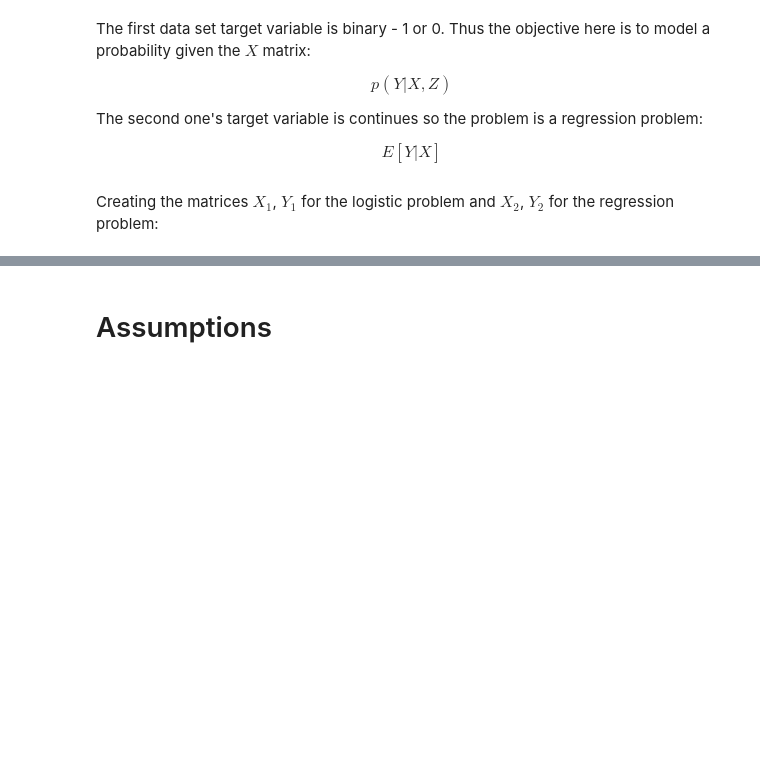
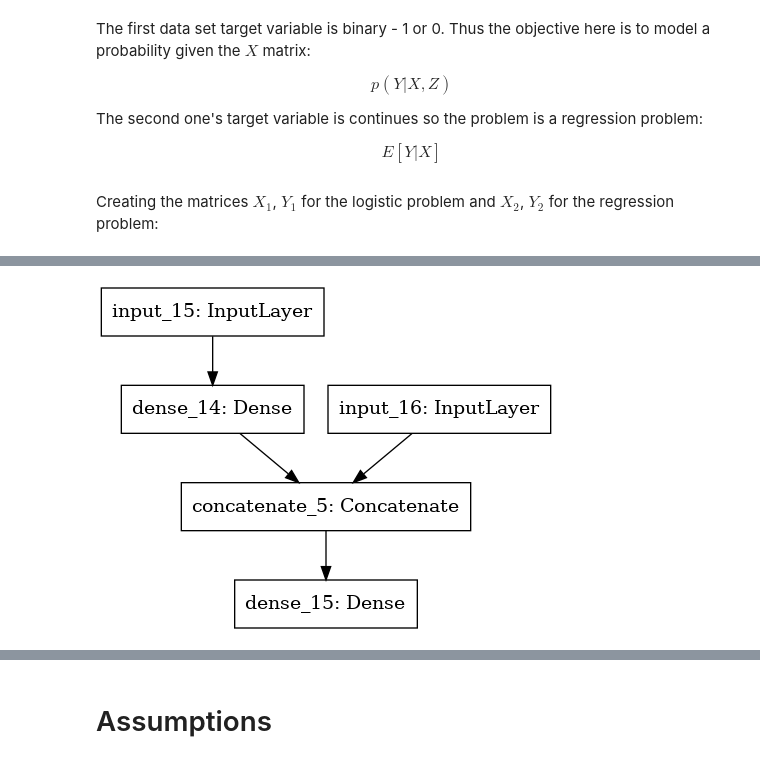
Before and after one commit to Eligijus112/multitask-learning, a Jupyter notebook: multitask-learning.ipynb, the cells around one changed output, grey strips where cells are left out. Drawn from its saved outputs; the diff is of its cells as text; code cells hidden in the pictures; blank space fills up the shorter version.

```diff
--- a/multitask-learning.ipynb
+++ b/multitask-learning.ipynb
@@ -85,0 +208,16 @@ X2, Y2 = d2[features], d2['y2']
+# %%
+# Input shape
+inputLogisticRegression1 = Input(shape=(X1.shape[1], ))
+inputLogisticRegression2 = Input(shape=(Z1.shape[1], ))
+
+# One neuron in the hidden layer with the linear activation function
+neuron = Dense(1, activation='linear')(inputLogisticRegression1)
+
+# Additional information from z
+x = Concatenate(axis=1)([neuron, inputLogisticRegression2])
+
+# Last logistic neuron
+logistic = Dense(1, activation='sigmoid')(x)
+
+# Defining the model,
+model = Model([inputLogisticRegression1, inputLogisticRegression2], logistic)
@@ -85,0 +246,4 @@ X2, Y2 = d2[features], d2['y2']
+# %%
+tf.keras.utils.plot_model(model)
+# %% [output]
+[figure, added]
```
Also changed, not shown: parts of 36 cells of this notebook, 2 other files.
